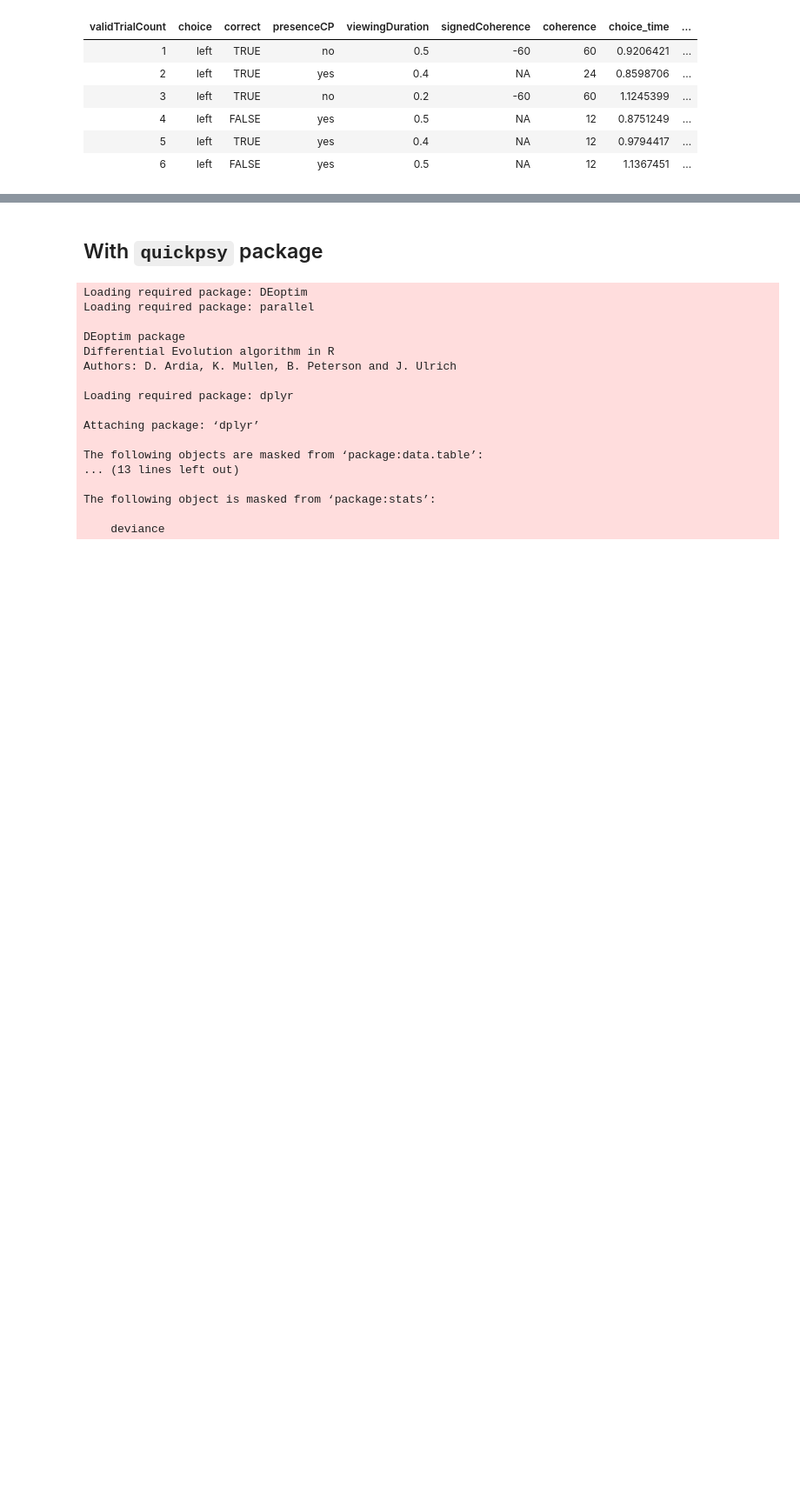
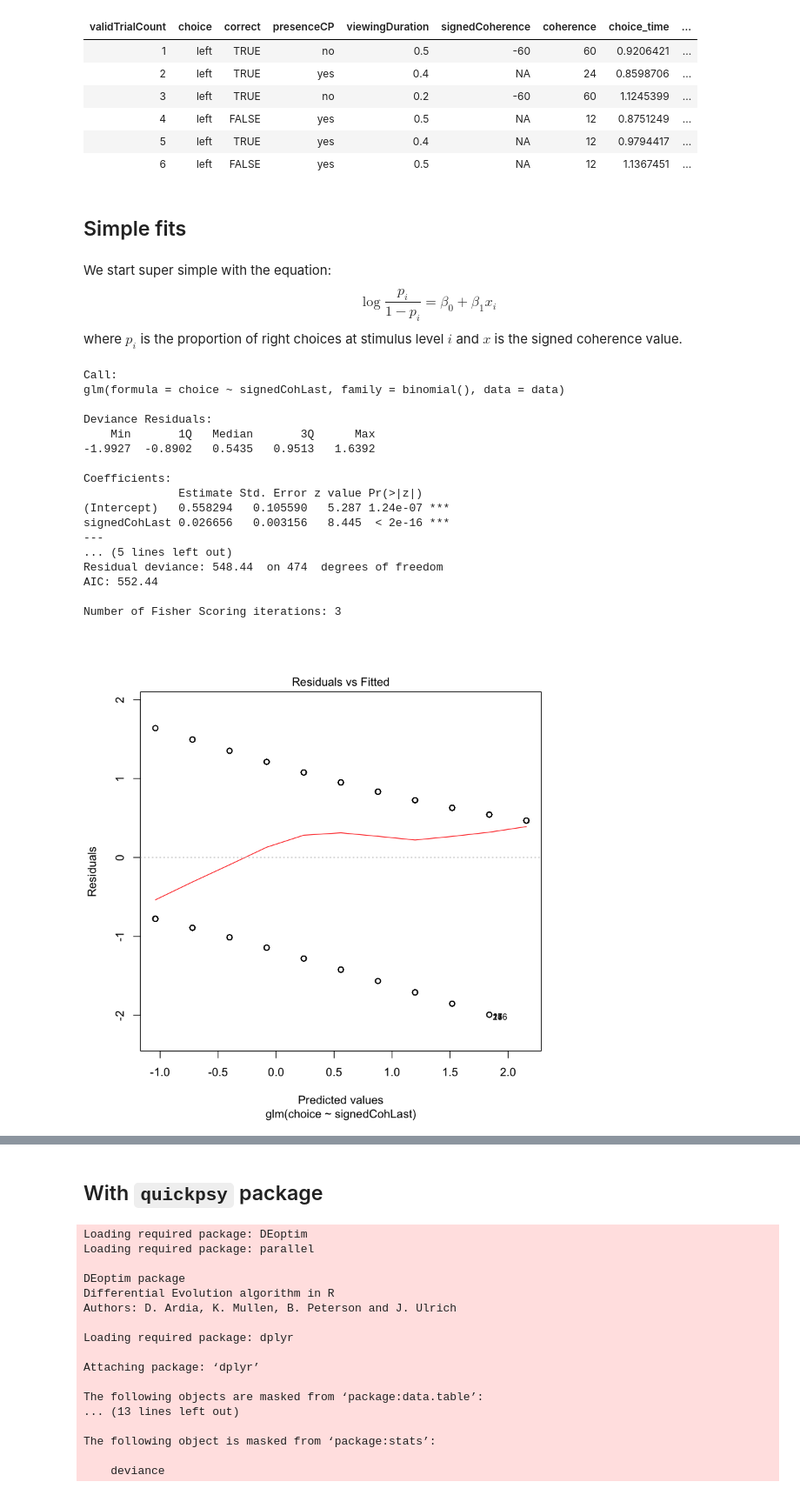
Before and after one commit to TheGoldLab/Analysis_SingleCP_DotsReversal, a Jupyter notebook: Jupyter/Pilot11/psychophysics.ipynb, the cells around one changed output, grey strips where cells are left out. Shown at 87% size. Saved outputs shown, nothing was run; the diff lists cells and outputs as text; code cells hidden in the pictures; blank space fills up the shorter version.

Commit message:
simplest logistic fit

```diff
--- a/Jupyter/Pilot11/psychophysics.ipynb
+++ b/Jupyter/Pilot11/psychophysics.ipynb
@@ -36,3 +44,33 @@ head(data)
 | 4 | left | FALSE | yes | 0.5 | NA | 12 | 0.8751249 | ... |
 | 5 | left | TRUE | yes | 0.4 | NA | 12 | 0.9794417 | ... |
 | 6 | left | FALSE | yes | 0.5 | NA | 12 | 1.1367451 | ... |
+# %% [markdown]
+## Simple fits
+# %% [markdown]
+We start super simple with the equation:
+$$\log\frac{p_i}{1-p_i}=\beta_0+\beta_1x_i$$
+where $p_i$ is the proportion of right choices at stimulus level $i$ and $x$ is the signed coherence value.
+# %%
+logistic_fit_1 <- glm(choice ~ signedCohLast, family=binomial(), data=data)
+# %%
+summary(logistic_fit_1)
+plot(logistic_fit_1)
+# %% [output]
+Call:
+glm(formula = choice ~ signedCohLast, family = binomial(), data = data)
+
+Deviance Residuals:
+    Min       1Q   Median       3Q      Max
+-1.9927  -0.8902   0.5435   0.9513   1.6392
+
+Coefficients:
+              Estimate Std. Error z value Pr(>|z|)
+(Intercept)   0.558294   0.105590   5.287 1.24e-07 ***
+signedCohLast 0.026656   0.003156   8.445  < 2e-16 ***
+---
+... (5 lines left out)
+Residual deviance: 548.44  on 474  degrees of freedom
+AIC: 552.44
+
+Number of Fisher Scoring iterations: 3
+[figure, added]
```
Also changed, not shown: parts of 9 cells of this notebook.
